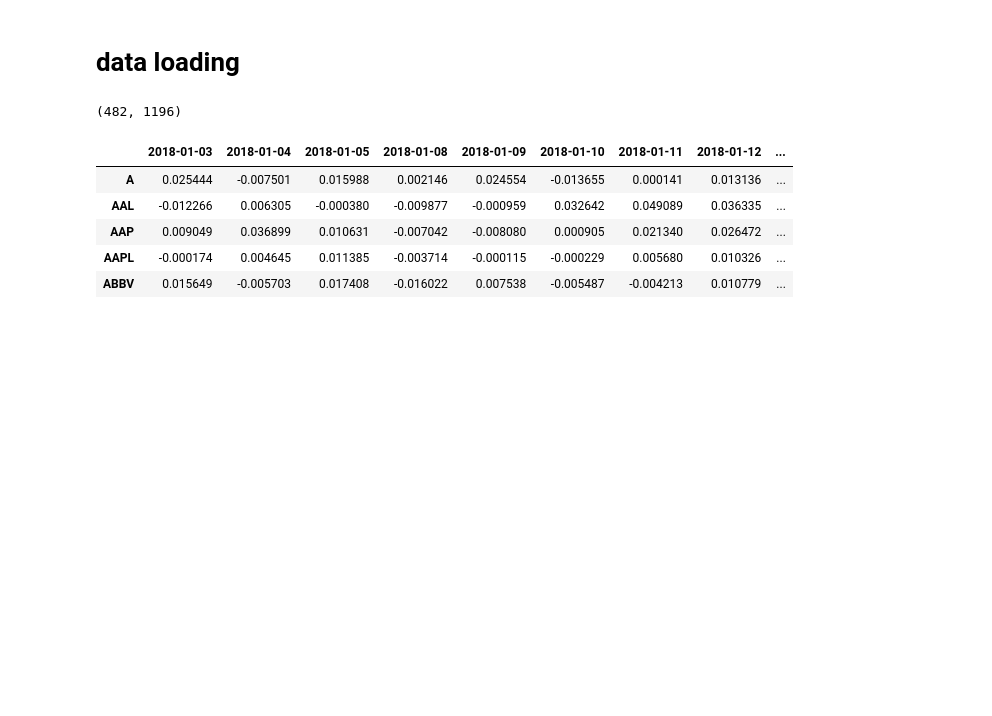
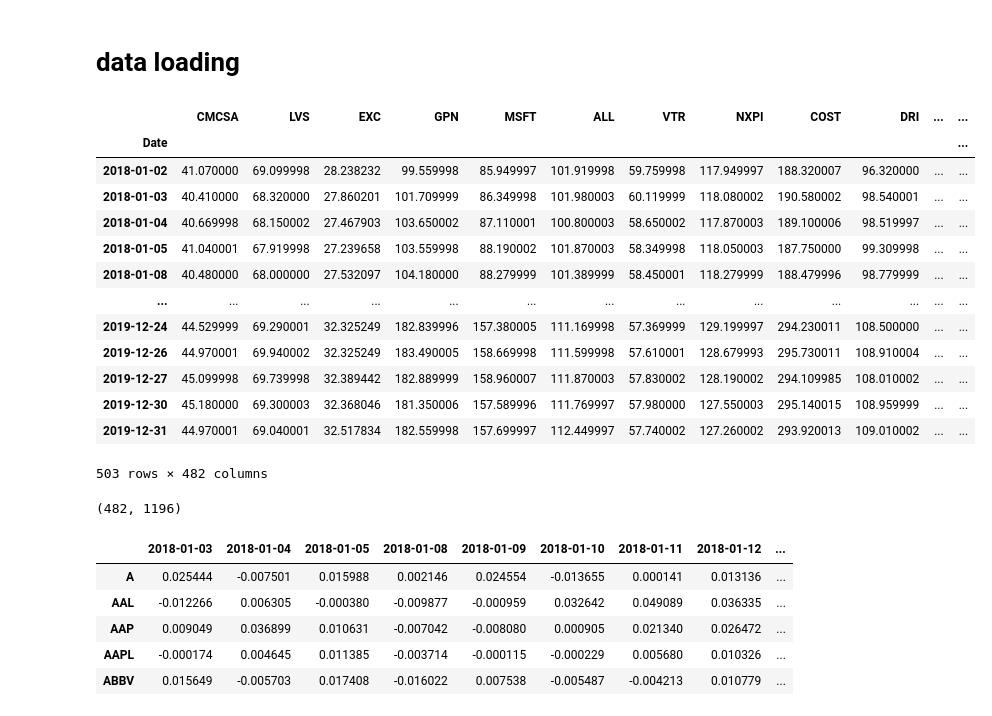
Before and after one commit to petrsokerin/Stock_clustering_3, a Jupyter notebook: Minimum pipeline.ipynb, the cells around one changed output. Cells and saved outputs as stored; diff of their text form; code cells hidden in the pictures; blank space fills up the shorter version.

```diff
--- a/Minimum pipeline.ipynb
+++ b/Minimum pipeline.ipynb
@@ -60,5 +80,33 @@ rs = config['random_state']
 # %% [markdown]
 # data loading
+# %%
+df_original = pd.read_csv(config['ticker_data_close'], index_col=0)
+
+df_na = df_original.isna().sum()
+thresh = 0.05 * len(df_original)
+stocks_to_drop = df_na[df_na > thresh].index.tolist()
+df_original = df_original.drop(stocks_to_drop, axis=1)
+df_original = df_original.dropna(axis=0)
+
+
+df_original.index = pd.to_datetime(df_original.index)
+df_original_train = df_original[(df_original.index < datetime(2020, 1, 1)) ]
+df_original_train
+# %% [output]
+|  | CMCSA | LVS | EXC | GPN | MSFT | ALL | VTR | NXPI | COST | DRI | ... | ... |
+| Date |  |  |  |  |  |  |  |  |  |  |  | ... |
+| 2018-01-02 | 41.070000 | 69.099998 | 28.238232 | 99.559998 | 85.949997 | 101.919998 | 59.759998 | 117.949997 | 188.320007 | 96.320000 | ... | ... |
+| 2018-01-03 | 40.410000 | 68.320000 | 27.860201 | 101.709999 | 86.349998 | 101.980003 | 60.119999 | 118.080002 | 190.580002 | 98.540001 | ... | ... |
+| 2018-01-04 | 40.669998 | 68.150002 | 27.467903 | 103.650002 | 87.110001 | 100.800003 | 58.650002 | 117.870003 | 189.100006 | 98.519997 | ... | ... |
+| 2018-01-05 | 41.040001 | 67.919998 | 27.239658 | 103.559998 | 88.190002 | 101.870003 | 58.349998 | 118.050003 | 187.750000 | 99.309998 | ... | ... |
+| 2018-01-08 | 40.480000 | 68.000000 | 27.532097 | 104.180000 | 88.279999 | 101.389999 | 58.450001 | 118.279999 | 188.479996 | 98.779999 | ... | ... |
+| ... | ... | ... | ... | ... | ... | ... | ... | ... | ... | ... | ... | ... |
+| 2019-12-24 | 44.529999 | 69.290001 | 32.325249 | 182.839996 | 157.380005 | 111.169998 | 57.369999 | 129.199997 | 294.230011 | 108.500000 | ... | ... |
+| 2019-12-26 | 44.970001 | 69.940002 | 32.325249 | 183.490005 | 158.669998 | 111.599998 | 57.610001 | 128.679993 | 295.730011 | 108.910004 | ... | ... |
+| 2019-12-27 | 45.099998 | 69.739998 | 32.389442 | 182.889999 | 158.960007 | 111.870003 | 57.830002 | 128.190002 | 294.109985 | 108.010002 | ... | ... |
+| 2019-12-30 | 45.180000 | 69.300003 | 32.368046 | 181.350006 | 157.589996 | 111.769997 | 57.980000 | 127.550003 | 295.140015 | 108.959999 | ... | ... |
+| 2019-12-31 | 44.970001 | 69.040001 | 32.517834 | 182.559998 | 157.699997 | 112.449997 | 57.740002 | 127.260002 | 293.920013 | 109.010002 | ... | ... |
+503 rows × 482 columns
 # %%
 df = pd.read_csv(config['ticker_data_preprocessed'], index_col=0)
 print(df.shape)
```
Also changed, not shown: parts of 17 cells of this notebook, 34 other files.
